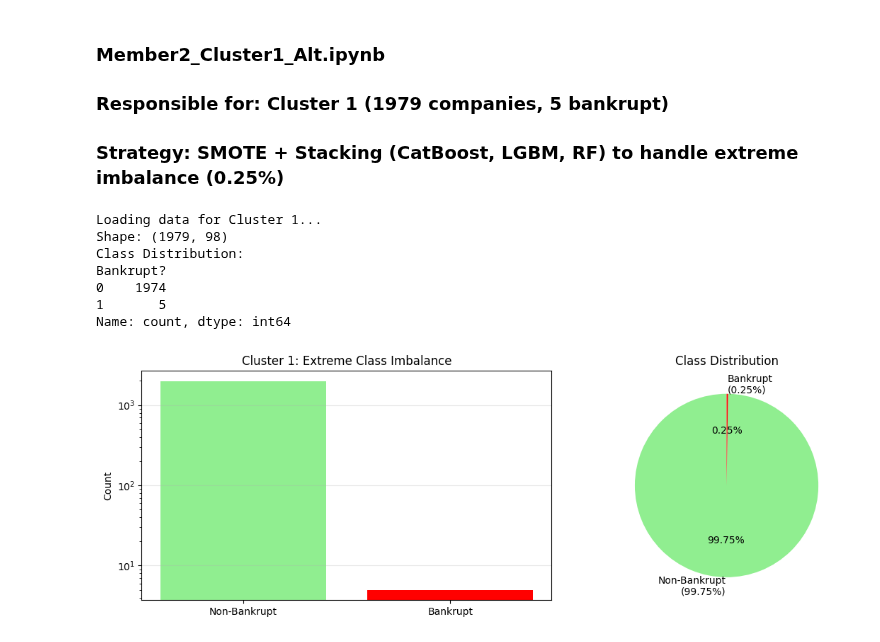
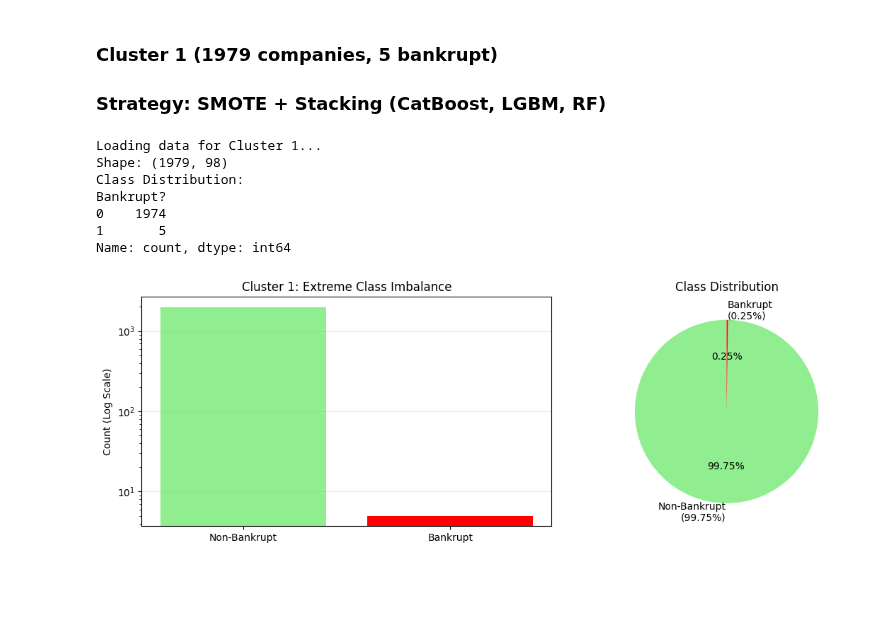
Before and after one commit to PradHolla/CS559-Final-Project, a Jupyter notebook: HarshilPravinbhaiPatel_Cluster_1.ipynb, the cells around one changed output. Drawn from its saved outputs; the diff is of its cells as text; code cells hidden in the pictures; blank space fills up the shorter version.

Commit message:
feat: Update model training outputs, stacking models, and generalization analysis.

```diff
--- a/HarshilPravinbhaiPatel_Cluster_1.ipynb
+++ b/HarshilPravinbhaiPatel_Cluster_1.ipynb
@@ -1,7 +1,6 @@
 # %% [markdown]
-### Member2_Cluster1_Alt.ipynb
-### Responsible for: Cluster 1 (1979 companies, 5 bankrupt)
-### Strategy: SMOTE + Stacking (CatBoost, LGBM, RF) to handle extreme imbalance (0.25%)
+### Cluster 1 (1979 companies, 5 bankrupt)
+### Strategy: SMOTE + Stacking (CatBoost, LGBM, RF)
 # %%
 import pandas as pd
 import numpy as np
@@ -47,21 +46,24 @@ Bankrupt?
 1       5
 Name: count, dtype: int64
 # %%
-# Class Imbalance Visualization
+# Visual 1: Class Imbalance
 fig, axes = plt.subplots(1, 2, figsize=(12, 4))
+
+# Bar Chart (Log Scale)
 axes[0].bar(['Non-Bankrupt', 'Bankrupt'], [1974, 5], color=['lightgreen', 'red'])
-axes[0].set_ylabel('Count')
+axes[0].set_ylabel('Count (Log Scale)')
 axes[0].set_title(f'Cluster {CLUSTER_ID}: Extreme Class Imbalance')
-axes[0].set_yscale('log')  # Log scale to show the 5 bankruptcies
+axes[0].set_yscale('log')
 axes[0].grid(axis='y', alpha=0.3)
 
+# Pie Chart
 axes[1].pie([1974, 5], labels=['Non-Bankrupt\n(99.75%)', 'Bankrupt\n(0.25%)'],
             colors=['lightgreen', 'red'], autopct='%1.2f%%', startangle=90)
 axes[1].set_title('Class Distribution')
 
 plt.tight_layout()
 plt.savefig(f"cluster{CLUSTER_ID}_class_distribution.png", dpi=300)
 plt.show()
 # %% [output]
-[figure, old version]
+[figure, new version]
 # %%
```
Also changed, not shown: parts of 4 cells of this notebook, 8 other files.
